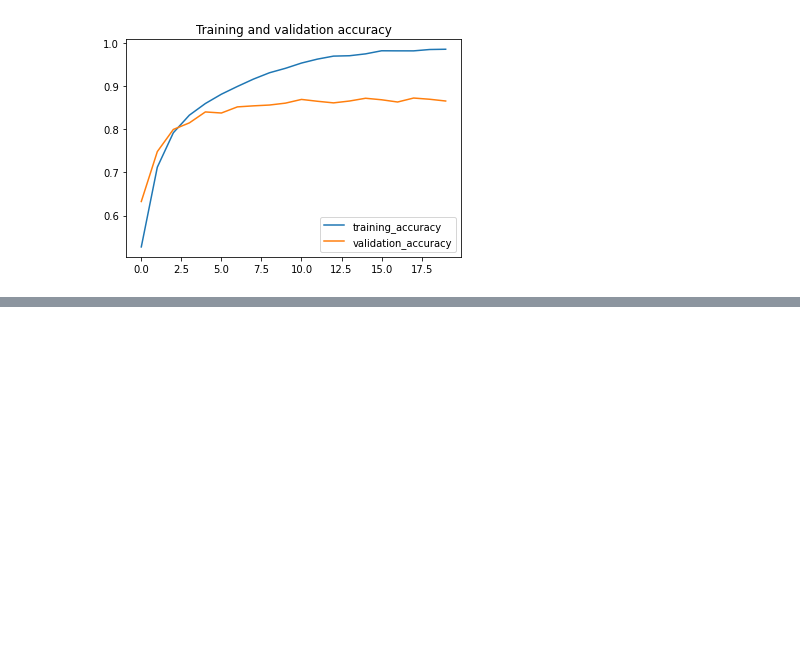
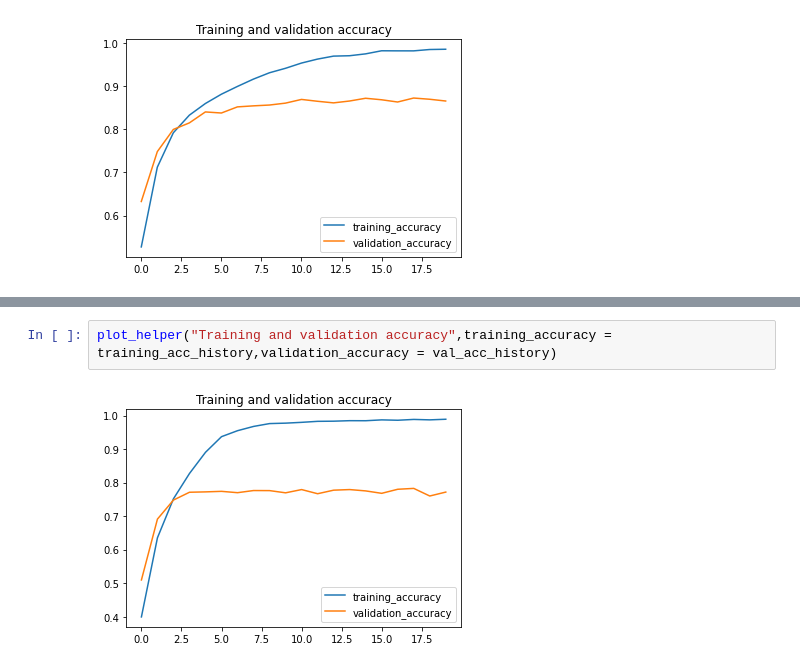
Before and after one commit to khalit7/Computer_Vision_Models_Analysis, a Jupyter notebook: Image_classification.ipynb, the cells around one changed output, grey strips where cells are left out. Drawn from its saved outputs; the diff is of its cells as text; blank space fills up the shorter version.

```diff
--- a/Image_classification.ipynb
+++ b/Image_classification.ipynb
@@ -623,0 +808,4 @@ plot_helper("Training and validation accuracy",training_accuracy = training_acc_
+# %%
+plot_helper("Training and validation accuracy",training_accuracy = training_acc_history,validation_accuracy = val_acc_history)
+# %% [output]
+[figure, added]
```
Also changed, not shown: parts of 27 cells of this notebook.
